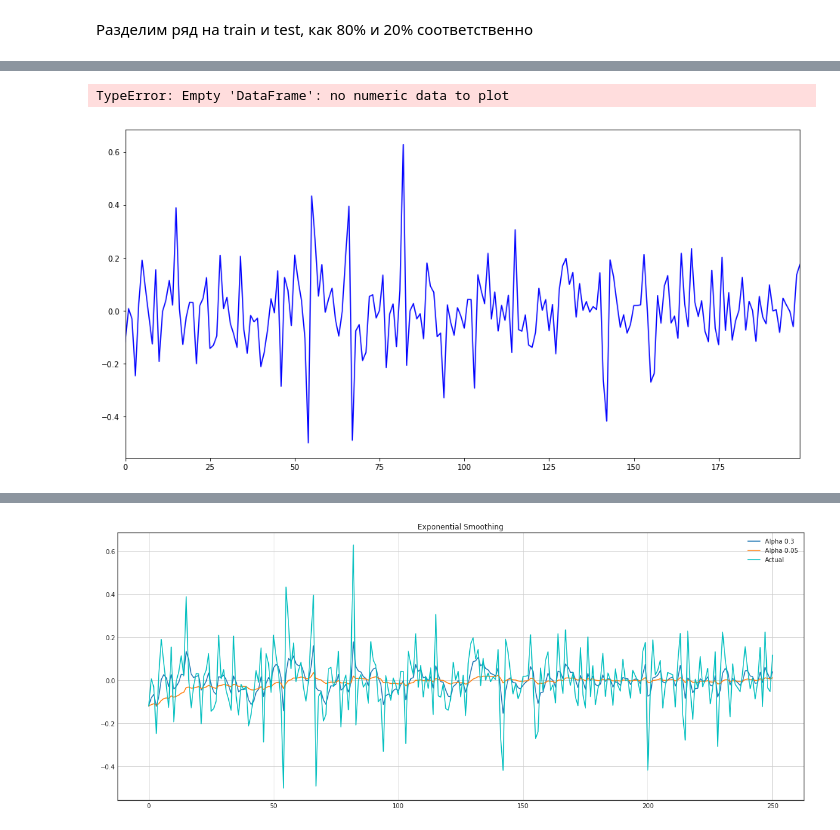
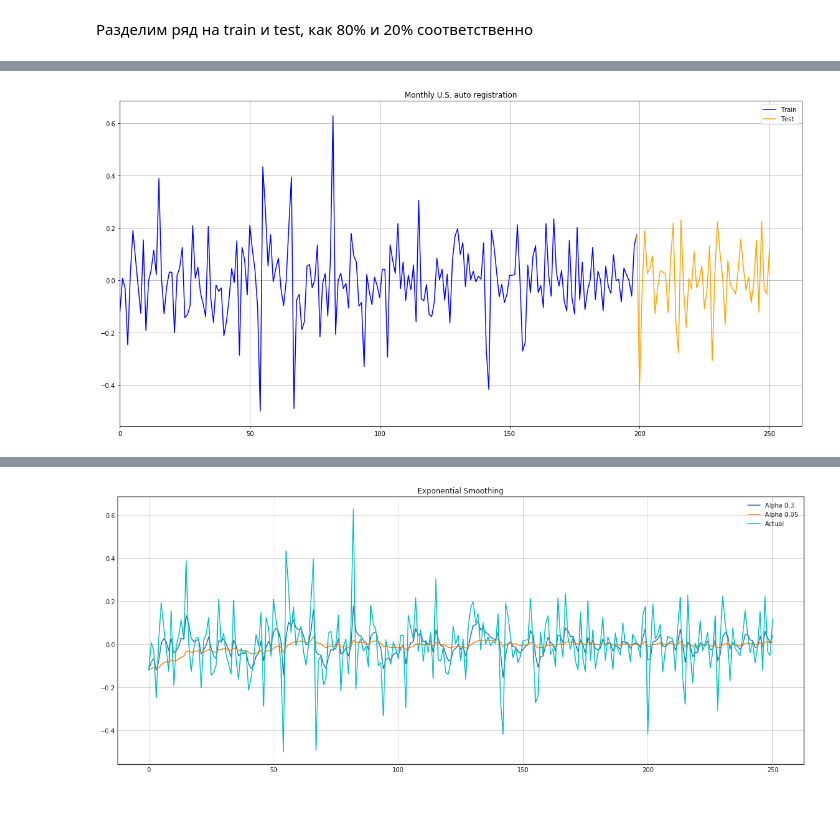
Before and after one commit to AlexeevVl/TimeSeriesForecasting, a Jupyter notebook: HW2.ipynb, the cells around one changed output, grey strips where cells are left out. Drawn from its saved outputs; the diff is of its cells as text; code cells hidden in the pictures.

```diff
--- a/HW2.ipynb
+++ b/HW2.ipynb
@@ -125,3 +188,4 @@ pd.DataFrame(series_auto_registration)
 # %%
-series_auto_registration_m = pd.concat([pd.DataFrame(series_auto_registration),pd.DataFrame(auto_registration["Month"])],axis=1)
+series_auto_registration_m = pd.concat([pd.DataFrame(auto_registration["Month"]),pd.DataFrame(series_auto_registration)],axis=1)
+series_auto_registration_m.columns=["Month","Count"]
 # %%
@@ -148,13 +200,15 @@ series_auto_registration_m
 # %%
-train = pd.Series(series_auto_registration[0:200])
-test = pd.Series(series_auto_registration[199:])
+train = series_auto_registration_m[0:200]
+test = series_auto_registration_m[199:]
 plt.figure(figsize=(16, 8))
 layout = (3, 2)
 ts_ax = plt.subplot()
 train.plot(ax=ts_ax, color='blue')
 test.plot(ax=ts_ax, color='orange')
+plt.legend(['Train',"Test"])
+plt.xlim(0)
+plt.grid(True)
 ts_ax.set_title("Monthly U.S. auto registration")
 plt.tight_layout()
 # %% [output]
-TypeError: Empty 'DataFrame': no numeric data to plot
-[figure, old version]
+[figure, new version]
```
Also changed, not shown: parts of 27 cells of this notebook.
